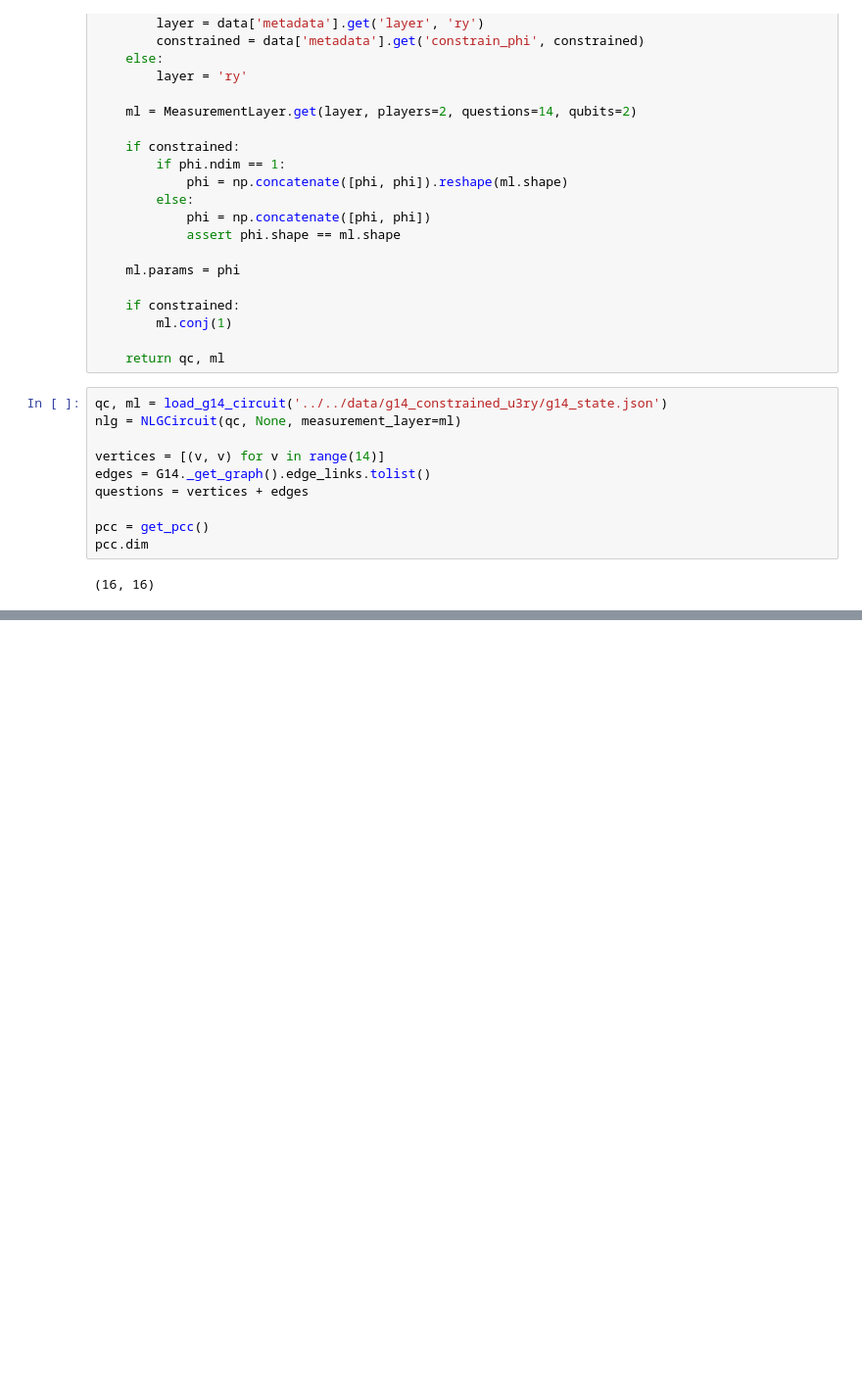
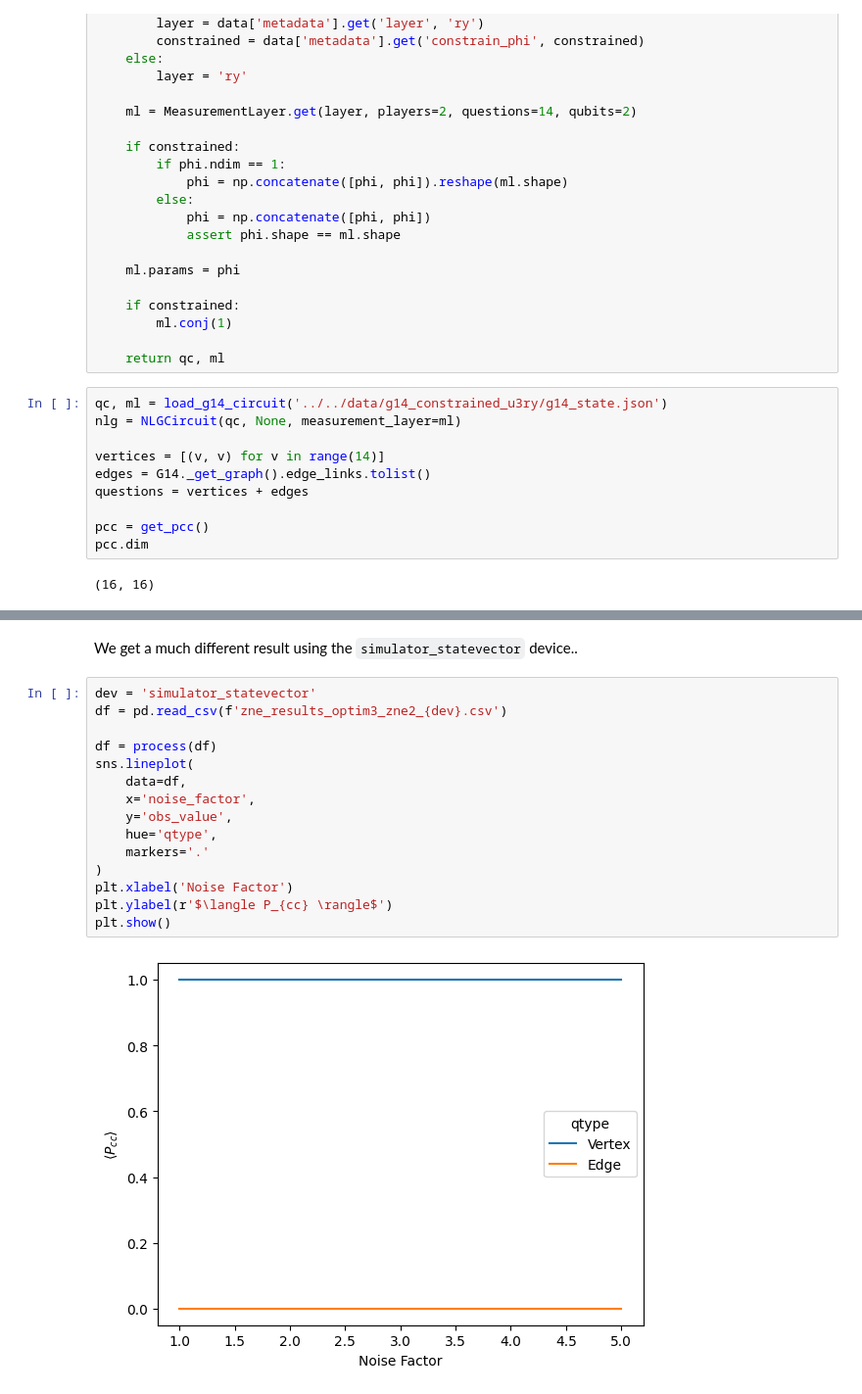
Before and after one commit to jfurches/nonlocalgames, a Jupyter notebook: examples/g14_on_ibm/zne.ipynb, the cells around one changed output, grey strips where cells are left out. Shown: that part at 98% size. Cells and saved outputs as stored; diff of their text form; blank space fills up the shorter version.

```diff
--- a/examples/g14_on_ibm/zne.ipynb
+++ b/examples/g14_on_ibm/zne.ipynb
@@ -161,0 +205,19 @@ df
+# %% [markdown]
+We get a much different result using the `simulator_statevector` device..
+# %%
+dev = 'simulator_statevector'
+df = pd.read_csv(f'zne_results_optim3_zne2_{dev}.csv')
+
+df = process(df)
+sns.lineplot(
+    data=df,
+    x='noise_factor',
+    y='obs_value',
+    hue='qtype',
+    markers='.'
+)
+plt.xlabel('Noise Factor')
+plt.ylabel(r'$\langle P_{cc} \rangle$')
+plt.show()
+# %% [output]
+[figure, added]
```
Also changed, not shown: parts of 7 cells of this notebook, 4 other files.
